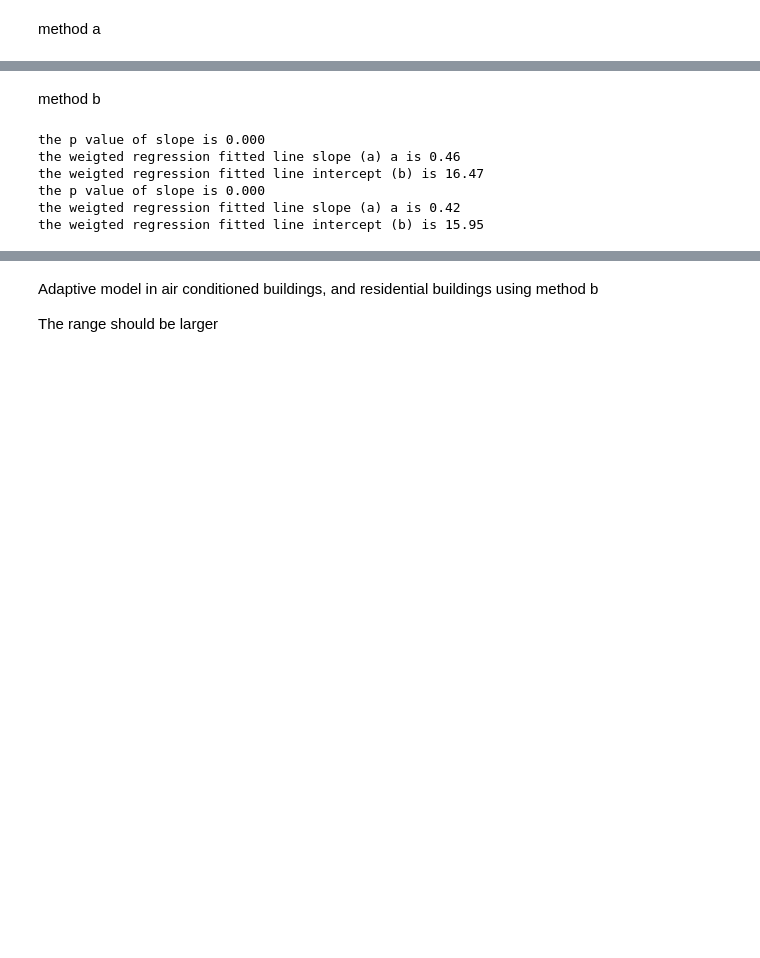
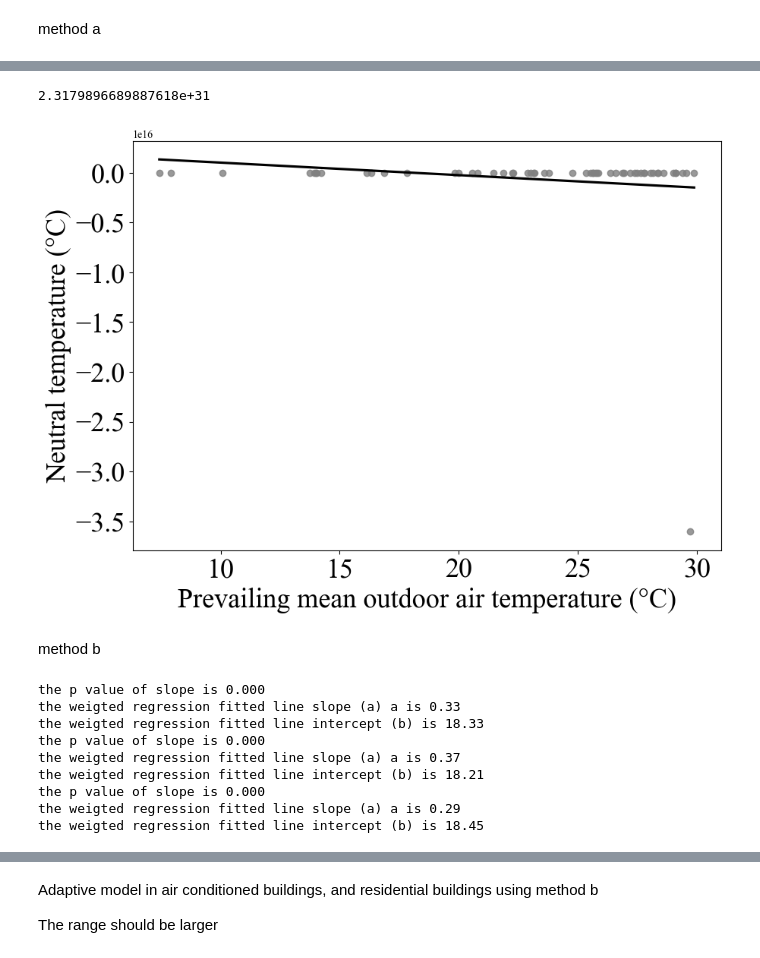
Before and after one commit to ruijis/causal-thinking-neutral-temperature, a Jupyter notebook: two-linear-regressions.ipynb, the cells around one changed output, grey strips where cells are left out. Cells and saved outputs as stored; diff of their text form; code cells hidden in the pictures; blank space fills up the shorter version.

```diff
--- a/two-linear-regressions.ipynb
+++ b/two-linear-regressions.ipynb
@@ -699,15 +671,35 @@ plt.ylim(14, 32)
+# %%
+mse(df_bldg_nv_a['t_out_combined'], df_bldg_nv_a['n_t_a'], middle_a_intercept, middle_a_slope)
+# %% [output]
+2.3179896689887618e+31
+# %%
+# plot the data points and the regression line
+plt.figure(figsize=(10, 7))
+sns.regplot(x='t_out_combined', y='n_t_a', data=df_bldg_nv_a, scatter_kws={'color': 'grey'}, line_kws={'color': 'black'}, ci=None)
+plt.xlabel('Prevailing mean outdoor air temperature (°C)', fontsize=26)
+plt.ylabel("Neutral temperature (°C)", rotation=90, fontsize=26)
+plt.xticks(fontsize=26)
+plt.yticks(fontsize=26)
+plt.grid(False)
+plt.rcParams['font.family'] = 'Times New Roman'
+# %% [output]
+[figure, added]
 # %% [markdown]
 method b
 # %%
+middle_b_intercept, middle_b_slope = weighted_regression(df_bldg_nv_b['t_out_combined'], df_bldg_nv_b['n_t_b'], df_bldg_nv_b['records'])
 up_b_intercept, up_b_slope = weighted_regression(df_bldg_nv_b['t_out_combined'], df_bldg_nv_b['t_80_up_b'], df_bldg_nv_b['records'])
 low_b_intercept, low_b_slope= weighted_regression(df_bldg_nv_b['t_out_combined'], df_bldg_nv_b['t_80_low_b'], df_bldg_nv_b['records'])
 # %% [output]
 the p value of slope is 0.000
-the weigted regression fitted line slope (a) a is 0.46
-the weigted regression fitted line intercept (b) is 16.47
+the weigted regression fitted line slope (a) a is 0.33
+the weigted regression fitted line intercept (b) is 18.33
 the p value of slope is 0.000
-the weigted regression fitted line slope (a) a is 0.42
-the weigted regression fitted line intercept (b) is 15.95
+the weigted regression fitted line slope (a) a is 0.37
+the weigted regression fitted line intercept (b) is 18.21
+the p value of slope is 0.000
+the weigted regression fitted line slope (a) a is 0.29
+the weigted regression fitted line intercept (b) is 18.45
 # %%
 # plot two lines, one with the up_b_slope and up_b_intercept, and another with the low_b_slope and low_b_intercept
 plt.figure(figsize=(10, 7))
```
Also changed, not shown: parts of 21 cells of this notebook.
